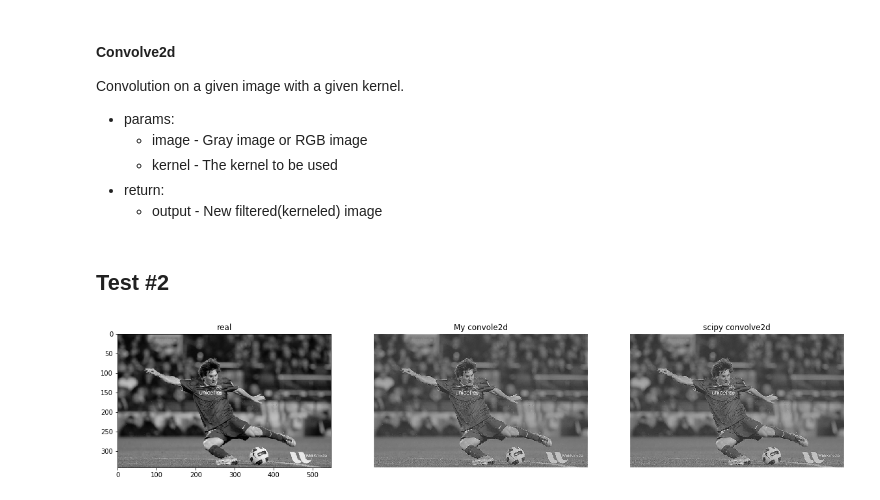
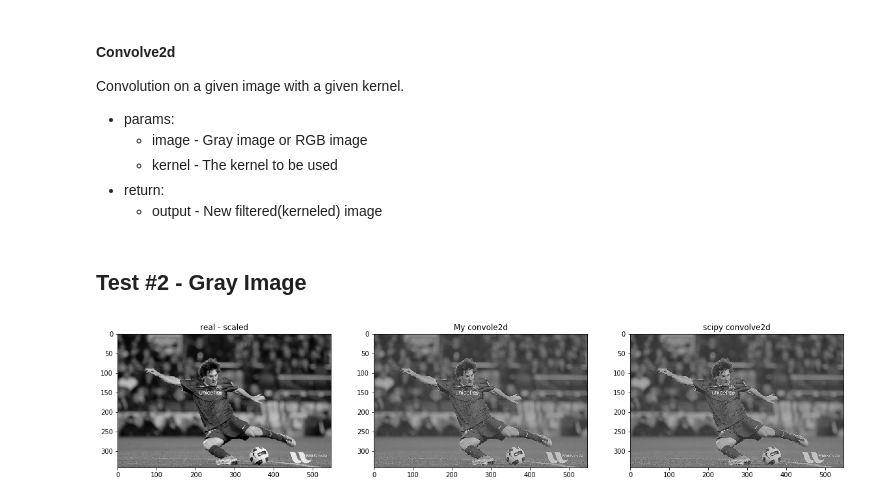
Before and after one commit to RickyDa/Course-Computer-Vision, a Jupyter notebook: Ex1/Preparatory Report 2.ipynb, the cells around one changed output. Cells and saved outputs as stored; diff of their text form; code cells hidden in the pictures.

```diff
--- a/Ex1/Preparatory Report 2.ipynb
+++ b/Ex1/Preparatory Report 2.ipynb
@@ -118,26 +123,16 @@ def convolve2d(image,kernel):
     else:
         return output
 # %% [markdown]
-## Test #2
+## Test #2 - Gray Image
 # %%
-kernel = np.array([[0,-1,0],[-1,8,-1],[0,-1,0]])/4 # this kerenel is the definition of sharpen kernel
-# kernel = np.array([[1,4,6,4,1],[4,16,24,16,4],[6,24,36,24,6],[4,16,24,16,4],[1,4,6,4,1]])/256 # guassian-blur(wikipedia :))
-image_kernel = convolve2d(gray, kernel)
-image_equalized = scale_minMax(gray)
-plt.figure(figsize=[20,10])
-plt.subplot(131)
-plt.imshow(image_equalized,cmap=plt.cm.gray)
-plt.title('real')
-plt.subplot(132)
-plt.imshow(image_kernel,cmap=plt.cm.gray)
-plt.title('My convole2d')
-plt.axis('off')
-import scipy.signal
-image_kernel = scipy.signal.convolve2d(image_equalized, kernel, 'same')
-plt.subplot(133)
-plt.imshow(image_kernel, cmap=plt.cm.gray)
-plt.title('scipy convolve2d')
-plt.axis('off')
-plt.show()
+#Kernels
+kernel = np.array([[0,-1,0],[-1,8,-1],[0,-1,0]])/4 # sharpen kernel
+# kernel = np.array([[1,4,6,4,1],[4,16,24,16,4],[6,24,36,24,6],[4,16,24,16,4],[1,4,6,4,1]])/256 # guassian-blur
-# %% [output]
-[figure, removed]
+# %%
+
+image_kernel = convolve2d(gray, kernel)
+image_equalized = scale_minMax(gray)
+image_kernel_sc = scipy.signal.convolve2d(image_equalized, kernel, 'same')
+image.Show_all([image_equalized,image_kernel,image_kernel_sc],['real - scaled','My convole2d','scipy convolve2d'])
+# %% [output]
+[figure, added]
```
Also changed, not shown: parts of 11 cells of this notebook, 1 other file.
